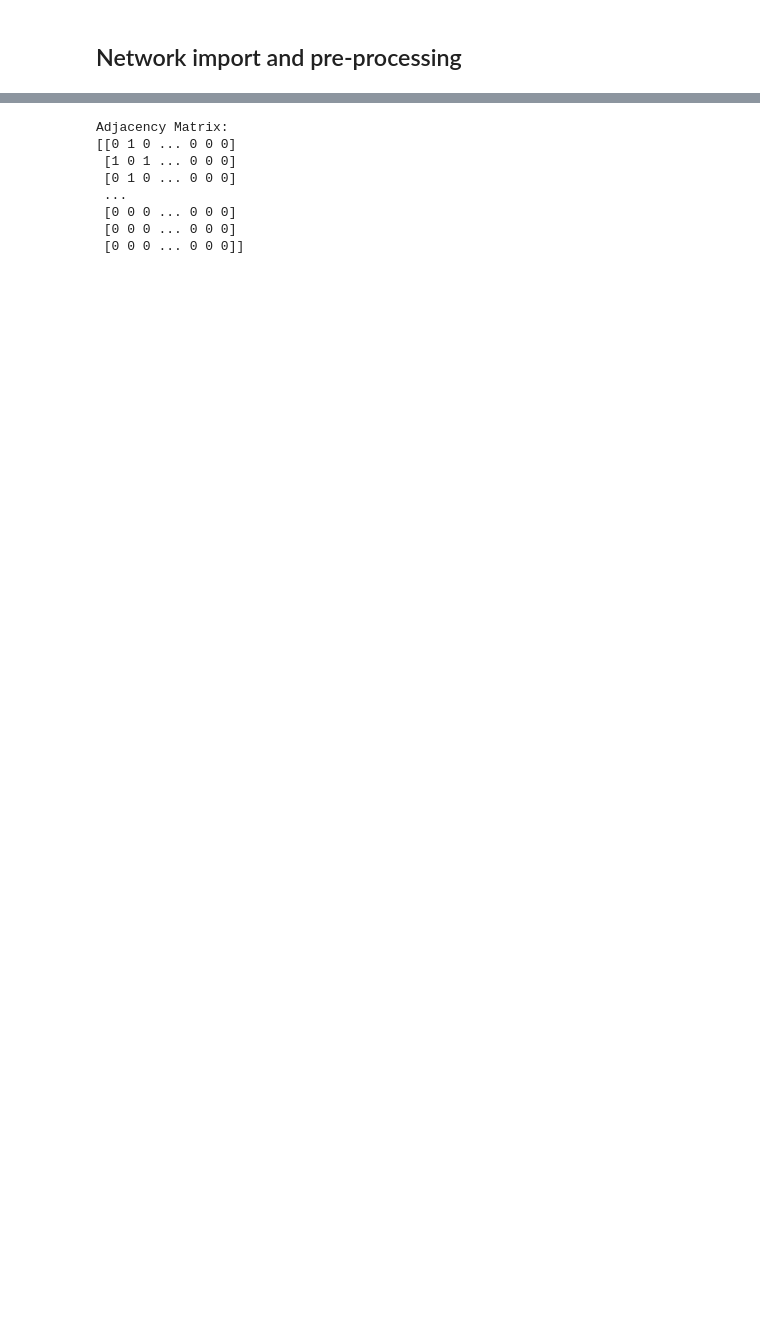
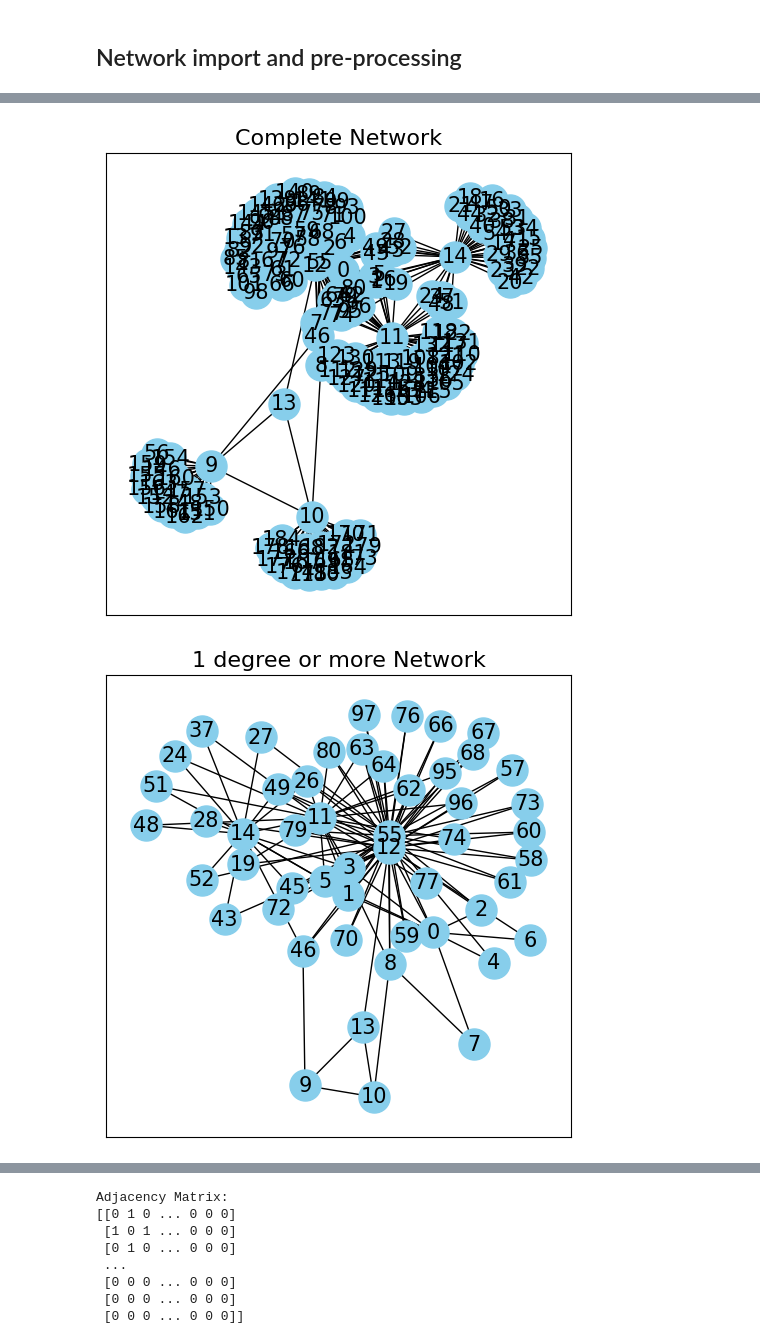
Before and after one commit to hernandezj1/QRW-HistoryCitation, a Jupyter notebook: citation-network/Appplication_of_QRW.ipynb, the cells around one changed output, grey strips where cells are left out. Drawn from its saved outputs; the diff is of its cells as text; code cells hidden in the pictures; blank space fills up the shorter version.

```diff
--- a/citation-network/Appplication_of_QRW.ipynb
+++ b/citation-network/Appplication_of_QRW.ipynb
@@ -61,0 +17,63 @@ Total number of nodes after relabeling: 64
+# %%
+
+
+# Loading the CSV of the network
+csv_path = "complete-citation-network.csv"
+df = pd.read_csv(csv_path)
+
+# We create the edges given the Gephi export structure of target and Source columns in the CSV
+edges = list(zip(df['Source'], df['Target']))
+
+# We assemble the graph from the created edges
+G = nx.Graph()
+G.add_edges_from(edges)
+
+# plotting of original network
+plt.figure(figsize=(6, 6))
+nx.draw_networkx(G, with_labels=True, node_color='skyblue', node_size=500, font_size=15)
+plt.title("Complete Network", fontsize=16)
+plt.show()
+
+
+# Remove nodes with degree 0 or 1
+# This step si crucila because our walker can become very skewed when dealing with chokepoints in our graph also this lets us minimze the network to a managable size
+nodes_to_remove = [node for node, degree in dict(G.degree()).items() if degree <= 1]
+G.remove_nodes_from(nodes_to_remove)
+
+# Plotting after connection removal
+plt.figure(figsize=(6, 6))
+nx.draw_networkx(G, with_labels=True, node_color='skyblue', node_size=500, font_size=15)
+plt.title("1 degree or more Network", fontsize=16)
+plt.show()
+
+# It is necessary for the total amount of ndoes to be a power of 2
+# In our case the closest power of 2 is 64 so we will add unconnected nodes to fill our matrix
+current_num_nodes = G.number_of_nodes()
+additional_nodes_needed = 64 - current_num_nodes
+
+
+# The following code block adds those nodes
+if additional_nodes_needed > 0:
+    max_node_id = max(G.nodes) if len(G.nodes) > 0 else -1
+    new_nodes = range(max_node_id + 1, max_node_id + 1 + additional_nodes_needed)
+    G.add_nodes_from(new_nodes)
+
+# Relabel nodes to range from 0 to 63 for ease of undertsaidng in the results dataframe
+old_to_new_mapping = {old_id: new_id for new_id, old_id in enumerate(G.nodes())}
+G = nx.relabel_nodes(G, old_to_new_mapping)
+
+# Create a table mapping old IDs to new IDs so we can retrace what edges are actually being predicted when we compare to our old table
+mapping_table = pd.DataFrame(list(old_to_new_mapping.items()), columns=["Old ID", "New ID"])
+mapping_table.to_csv("node_mapping_table.csv", index=False)
+
+
+
+# Plot the final graph
+# This can and SHOULD be done at intermediate spots to see the actual graph connections
+plt.figure(figsize=(6, 6))
+nx.draw_networkx(G, with_labels=True, node_color='skyblue', node_size=500, font_size=15)
+plt.title("Relabeled Network Graph (0 to 63)", fontsize=16)
+plt.show()
+# %% [output]
+[figure, added]
+[figure, added]
```
Also changed, not shown: parts of 26 cells of this notebook.
